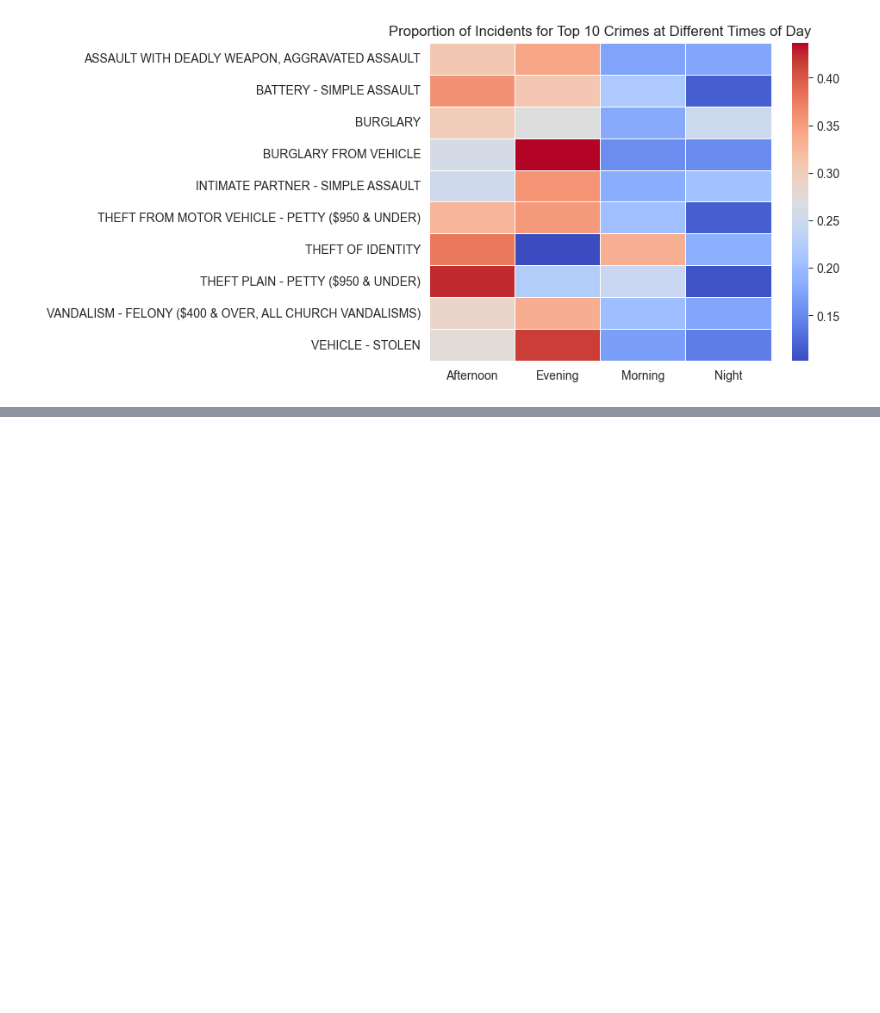
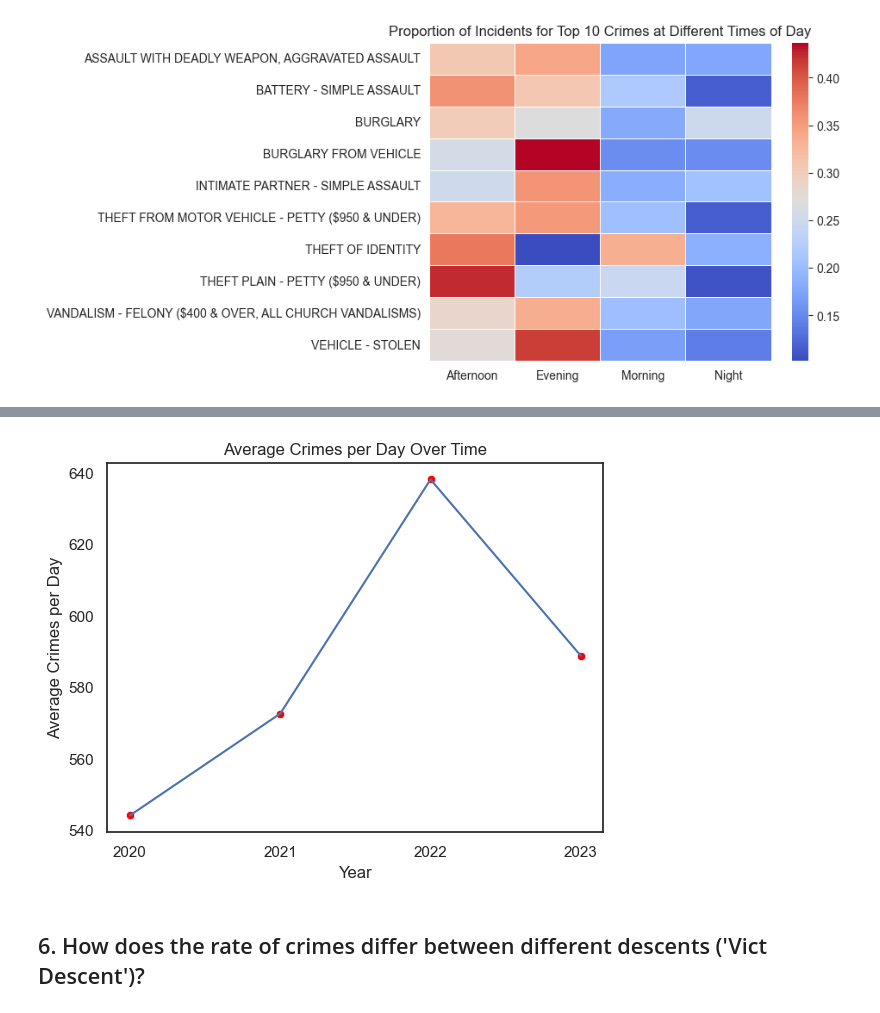
Before and after one commit to niranjanblank/LACrimeDataAnalysis, a Jupyter notebook: visualizations.ipynb, the cells around one changed output, grey strips where cells are left out. Cells and saved outputs as stored; diff of their text form; code cells hidden in the pictures; blank space fills up the shorter version.

```diff
--- a/visualizations.ipynb
+++ b/visualizations.ipynb
@@ -137,0 +254,15 @@ plt.show()
+# %%
+sql_query = '''
+SELECT
+EXTRACT(YEAR FROM date_occ) as Year,
+COUNT(*) as Crime_Count,
+COUNT(*) / MAX(EXTRACT(DOY FROM date_occ)) as Average_Crimes_Per_Day
+FROM la_crime
+GROUP BY Year
+ORDER BY Year ASC
+
+'''
+df = pd.read_sql_query(sql_query, conn)
+# %%
+# converting year to int from float
+df['year'] = df['year'].astype(int)
@@ -137,0 +277,14 @@ plt.show()
+# %%
+
+sns.lineplot(data=df,x="year",y='average_crimes_per_day')
+sns.scatterplot(data=df, x="year", y="average_crimes_per_day", color='red')
+plt.xticks(df['year'])
+plt.xlabel("Year")
+plt.ylabel("Average Crimes per Day")
+plt.title("Average Crimes per Day Over Time")
+plt.show()
+# %% [output]
+[figure, added]
+# %% [markdown]
+
+## 6. How does the rate of crimes differ between different descents ('Vict Descent')?
```
Also changed, not shown: parts of 40 cells of this notebook, 1 other file.
